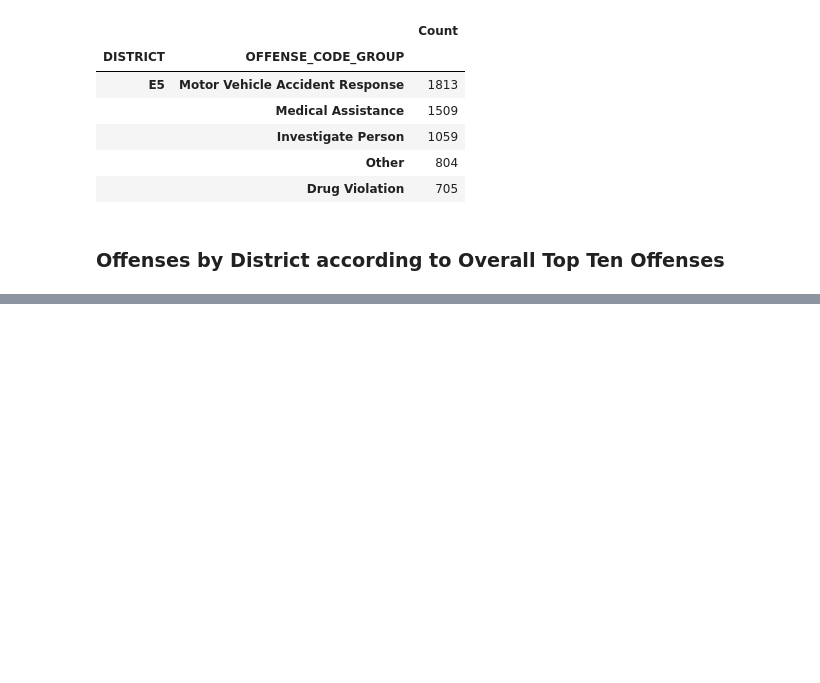
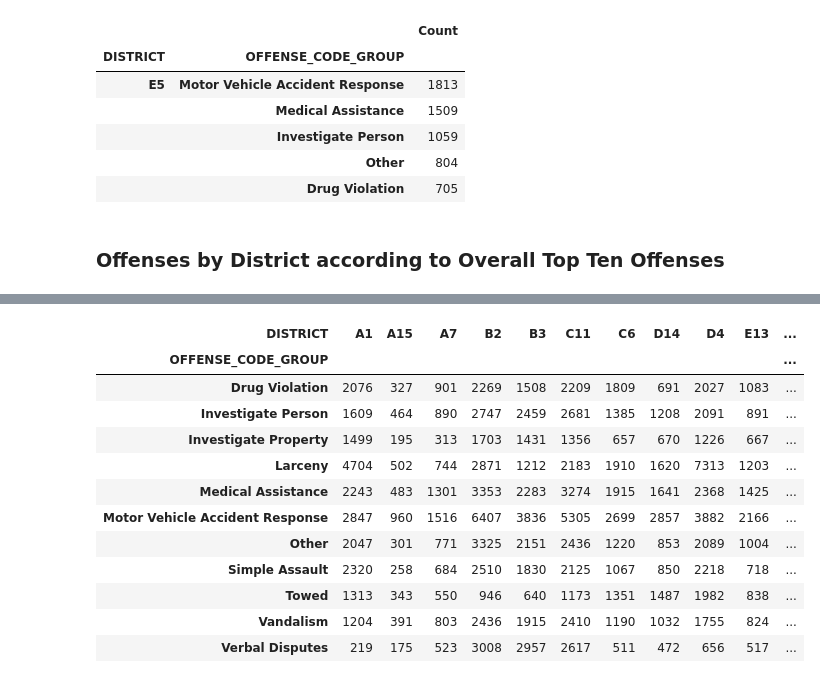
Before and after one commit to SpacePatroller/Boston_Crime_Data, a Jupyter notebook: Crime Data EDA.ipynb, the cells around one changed output, grey strips where cells are left out. Saved outputs shown, nothing was run; the diff lists cells and outputs as text; code cells hidden in the pictures; blank space fills up the shorter version.

```diff
--- a/Crime Data EDA.ipynb
+++ b/Crime Data EDA.ipynb
@@ -255,0 +210,17 @@ test
+# %%
+offenseHeatDf = offenseByDistrictPlot.pivot(index='OFFENSE_CODE_GROUP',columns='DISTRICT',values='Count')
+offenseHeatDf
+# %% [output]
+| DISTRICT | A1 | A15 | A7 | B2 | B3 | C11 | C6 | D14 | D4 | E13 | ... |
+| OFFENSE_CODE_GROUP |  |  |  |  |  |  |  |  |  |  | ... |
+| Drug Violation | 2076 | 327 | 901 | 2269 | 1508 | 2209 | 1809 | 691 | 2027 | 1083 | ... |
+| Investigate Person | 1609 | 464 | 890 | 2747 | 2459 | 2681 | 1385 | 1208 | 2091 | 891 | ... |
+| Investigate Property | 1499 | 195 | 313 | 1703 | 1431 | 1356 | 657 | 670 | 1226 | 667 | ... |
+| Larceny | 4704 | 502 | 744 | 2871 | 1212 | 2183 | 1910 | 1620 | 7313 | 1203 | ... |
+| Medical Assistance | 2243 | 483 | 1301 | 3353 | 2283 | 3274 | 1915 | 1641 | 2368 | 1425 | ... |
+| Motor Vehicle Accident Response | 2847 | 960 | 1516 | 6407 | 3836 | 5305 | 2699 | 2857 | 3882 | 2166 | ... |
+| Other | 2047 | 301 | 771 | 3325 | 2151 | 2436 | 1220 | 853 | 2089 | 1004 | ... |
+| Simple Assault | 2320 | 258 | 684 | 2510 | 1830 | 2125 | 1067 | 850 | 2218 | 718 | ... |
+| Towed | 1313 | 343 | 550 | 946 | 640 | 1173 | 1351 | 1487 | 1982 | 838 | ... |
+| Vandalism | 1204 | 391 | 803 | 2436 | 1915 | 2410 | 1190 | 1032 | 1755 | 824 | ... |
+| Verbal Disputes | 219 | 175 | 523 | 3008 | 2957 | 2617 | 511 | 472 | 656 | 517 | ... |
```
Also changed, not shown: parts of 7 cells of this notebook, 2 other files.
